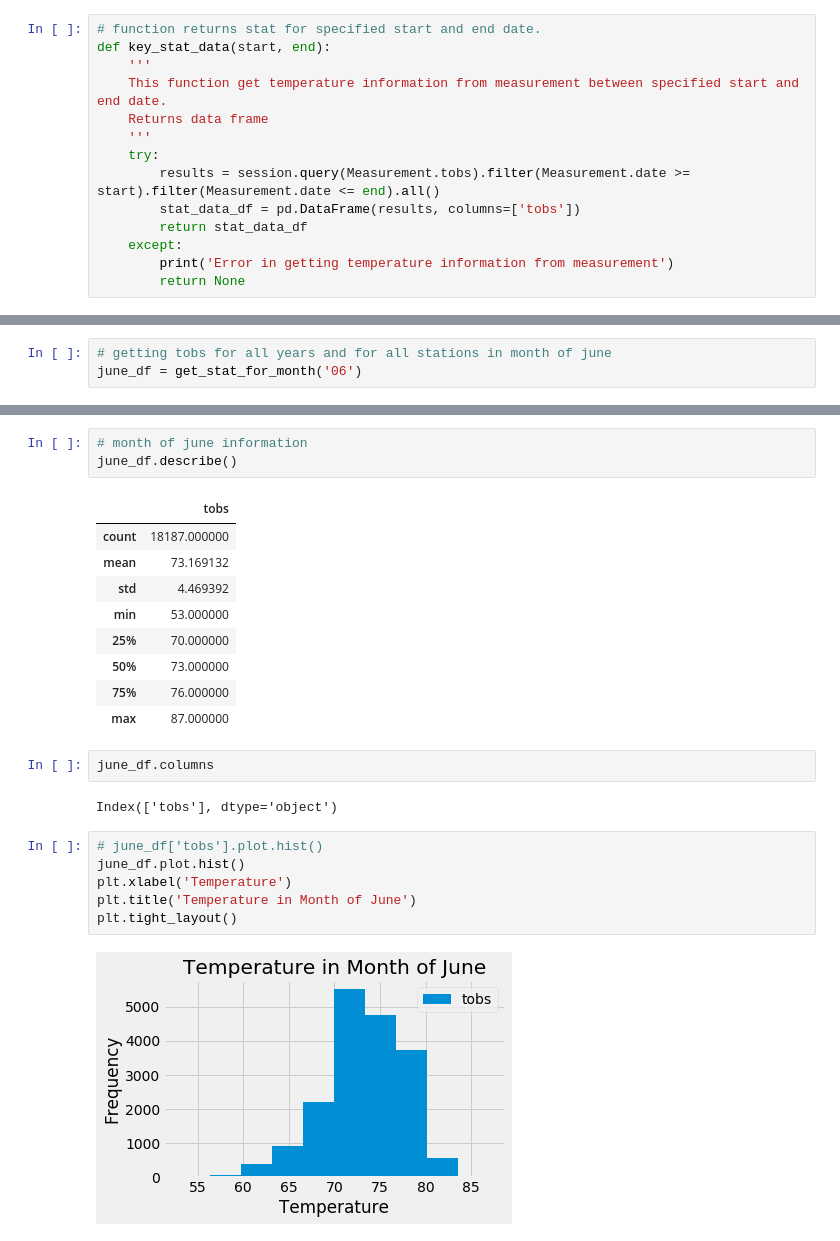
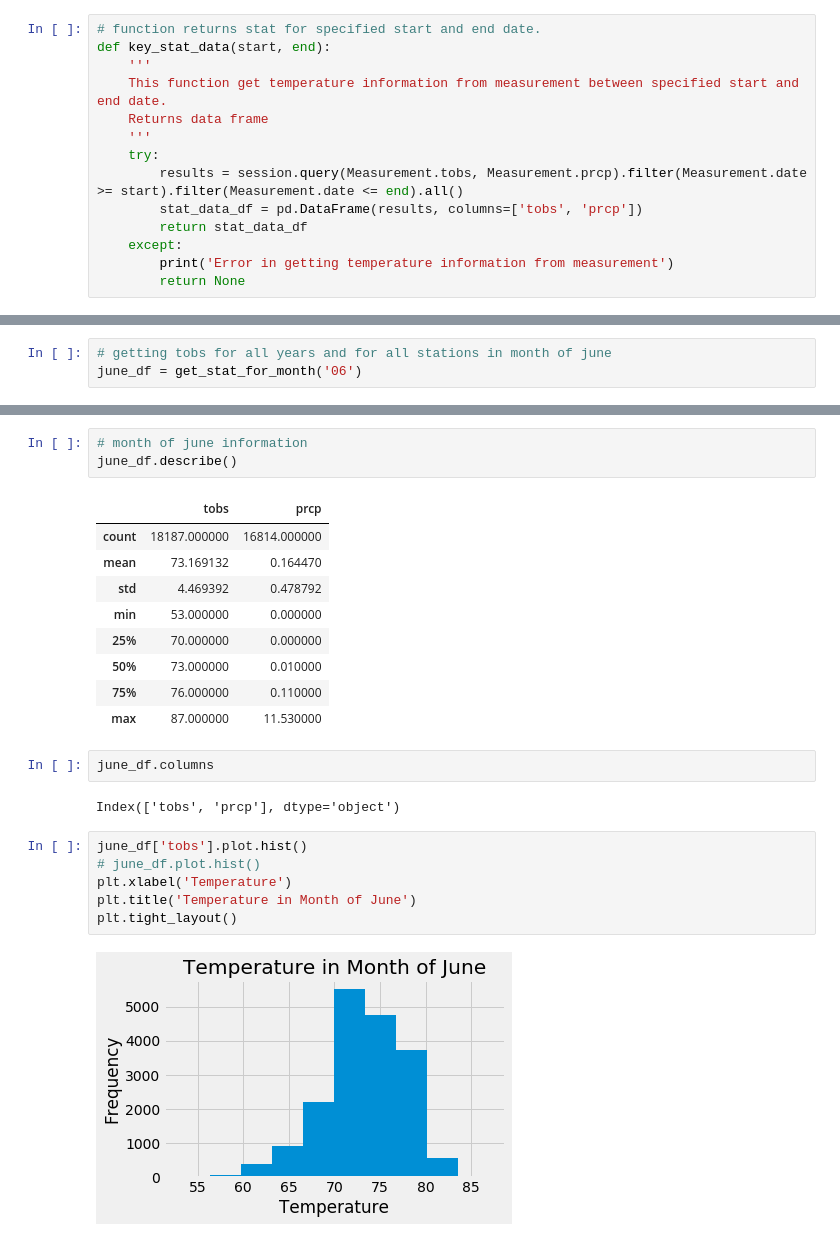
Before and after one commit to GirijaJoshi/surfs_up, a Jupyter notebook: climate_analysis.ipynb, the cells around one changed output, grey strips where cells are left out. Saved outputs shown, nothing was run; the diff lists cells and outputs as text.

Commit message:
Added precipitation data in clallenge

```diff
--- a/climate_analysis.ipynb
+++ b/climate_analysis.ipynb
@@ -318,8 +318,8 @@ def key_stat_data(start, end):
     Returns data frame
     '''
     try:
-        results = session.query(Measurement.tobs).filter(Measurement.date >= start).filter(Measurement.date <= end).all()
-        stat_data_df = pd.DataFrame(results, columns=['tobs'])
+        results = session.query(Measurement.tobs, Measurement.prcp).filter(Measurement.date >= start).filter(Measurement.date <= end).all()
+        stat_data_df = pd.DataFrame(results, columns=['tobs', 'prcp'])
         return stat_data_df
     except:
         print('Error in getting temperature information from measurement')
@@ -378,27 +378,27 @@ june_df
 # month of june information
 june_df.describe()
 # %% [output]
-|  | tobs |
-| count | 18187.000000 |
-| mean | 73.169132 |
-| std | 4.469392 |
-| min | 53.000000 |
-| 25% | 70.000000 |
-| 50% | 73.000000 |
-| 75% | 76.000000 |
-| max | 87.000000 |
+|  | tobs | prcp |
+| count | 18187.000000 | 16814.000000 |
+| mean | 73.169132 | 0.164470 |
+| std | 4.469392 | 0.478792 |
+| min | 53.000000 | 0.000000 |
+| 25% | 70.000000 | 0.000000 |
+| 50% | 73.000000 | 0.010000 |
+| 75% | 76.000000 | 0.110000 |
+| max | 87.000000 | 11.530000 |
 # %%
 june_df.columns
 # %% [output]
-Index(['tobs'], dtype='object')
+Index(['tobs', 'prcp'], dtype='object')
 # %%
-# june_df['tobs'].plot.hist()
-june_df.plot.hist()
+june_df['tobs'].plot.hist()
+# june_df.plot.hist()
 plt.xlabel('Temperature')
 plt.title('Temperature in Month of June')
 plt.tight_layout()
 # %% [output]
-[figure, old version]
+[figure, new version]
 # %%
 dec_df = get_stat_for_month('12')
 dec_df
```
Also changed, not shown: parts of 6 cells of this notebook, 4 other files.
